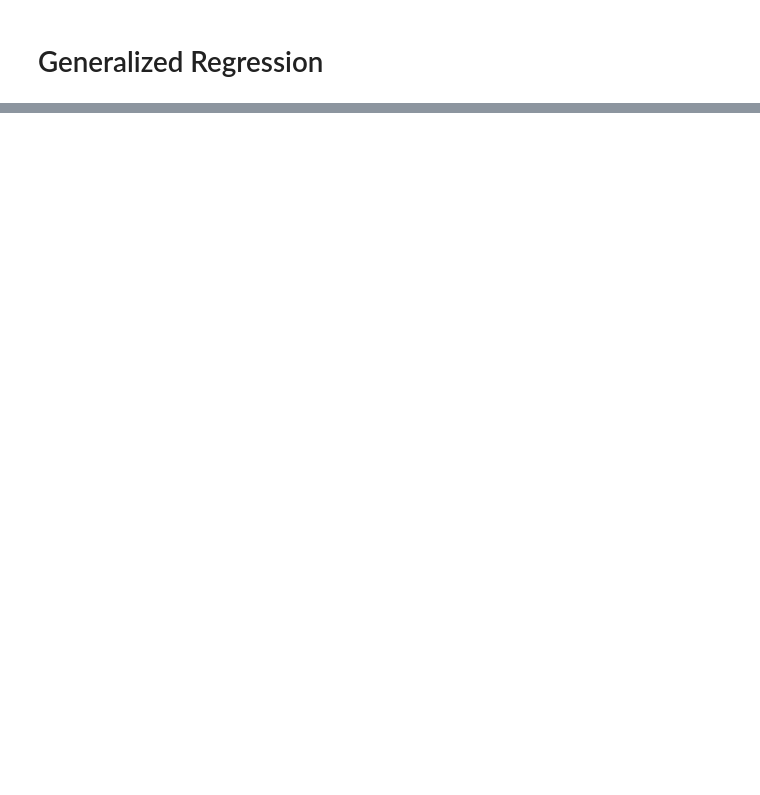
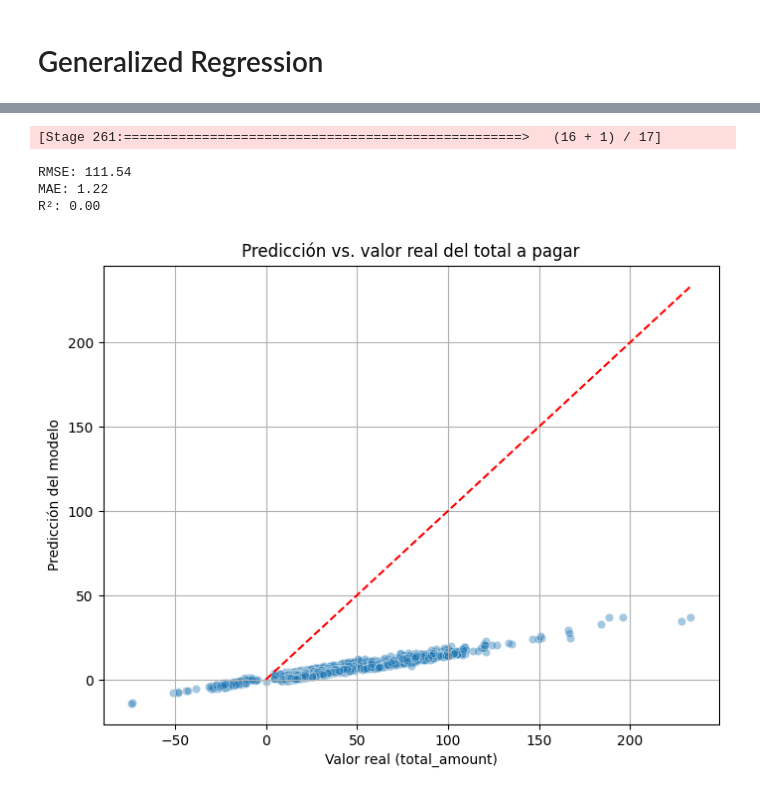
Before and after one commit to sararegalado/yellow_taxi_trips, a Jupyter notebook: MLlib/generalized_regression.ipynb, the cells around one changed output, grey strips where cells are left out. Saved outputs shown, nothing was run; the diff lists cells and outputs as text; code cells hidden in the pictures; blank space fills up the shorter version.

Commit message:
generalized-regression 2

```diff
--- a/MLlib/generalized_regression.ipynb
+++ b/MLlib/generalized_regression.ipynb
@@ -124,0 +169,17 @@ R²: 0.49
+# %%
+# Train and test split
+train_data, test_data = distance_model_df.randomSplit([0.8, 0.2], seed=42)
+# %%
+# Cleaning data
+train_data = train_data.na.drop(subset=["trip_distance", "passenger_count", "PULocationID", "DOLocationID",
+                                            "VendorID", "total_amount", "payment_type","hour", "day_of_week"
+])
+
+test_data = test_data.na.drop(subset=["trip_distance", "passenger_count", "PULocationID", "DOLocationID",
+                                        "VendorID", "total_amount", "payment_type","hour", "day_of_week"
+])
+# %%
+encoder = OneHotEncoder(
+    inputCols=["PULocationID", "DOLocationID", "VendorID", "payment_type"],
+    outputCols=["PULocationID_ohe", "DOLocationID_ohe", "VendorID_ohe", "payment_type_ohe"]
+)
@@ -124,0 +207,35 @@ R²: 0.49
+# %%
+predictions = model.transform(test_data)
+
+# Evaluators and metrics
+evaluator_rmse = RegressionEvaluator(labelCol="trip_distance", predictionCol="prediction", metricName="rmse")
+evaluator_mae = RegressionEvaluator(labelCol="trip_distance", predictionCol="prediction", metricName="mae")
+evaluator_r2 = RegressionEvaluator(labelCol="trip_distance", predictionCol="prediction", metricName="r2")
+
+rmse = evaluator_rmse.evaluate(predictions)
+mae = evaluator_mae.evaluate(predictions)
+r2 = evaluator_r2.evaluate(predictions)
+
+print(f"RMSE: {rmse:.2f}")
+print(f"MAE: {mae:.2f}")
+print(f"R²: {r2:.2f}")
+# %% [output]
+[Stage 261:===================================================>   (16 + 1) / 17]
+RMSE: 111.54
+MAE: 1.22
+R²: 0.00
+# %%
+# Convertir a pandas (muestra pequeña)
+sample_pd = predictions.select("total_amount", "prediction").dropna().sample(False, 0.01, seed=42).toPandas()
+
+# Gráfico
+plt.figure(figsize=(8, 6))
+sns.scatterplot(x="total_amount", y="prediction", data=sample_pd, alpha=0.4)
+plt.plot([0, sample_pd["total_amount"].max()], [0, sample_pd["total_amount"].max()], color="red", linestyle="--")
+plt.xlabel("Valor real (total_amount)")
+plt.ylabel("Predicción del modelo")
+plt.title("Predicción vs. valor real del total a pagar")
+plt.grid(True)
+plt.show()
+# %% [output]
+[figure, added]
```
Also changed, not shown: parts of 17 cells of this notebook, 1 other file.
